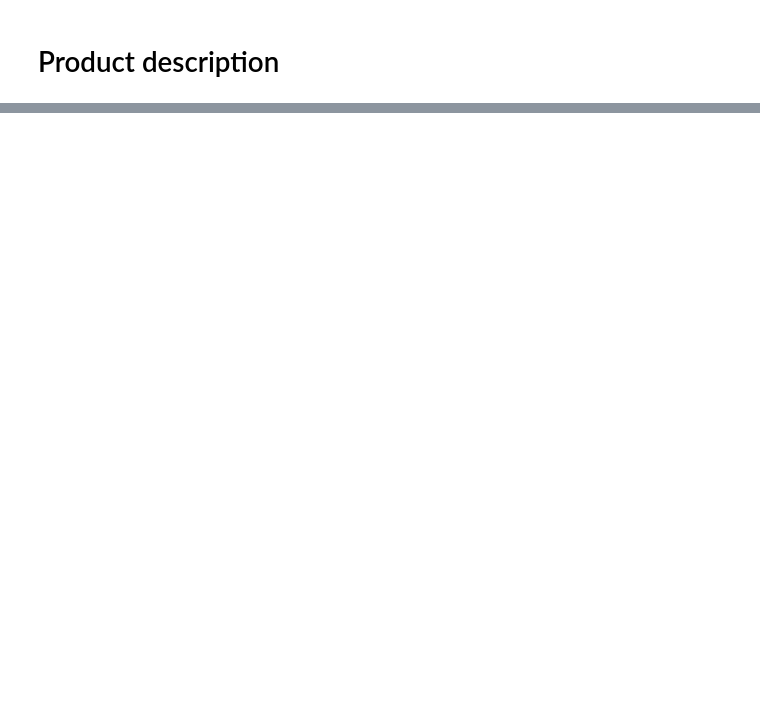
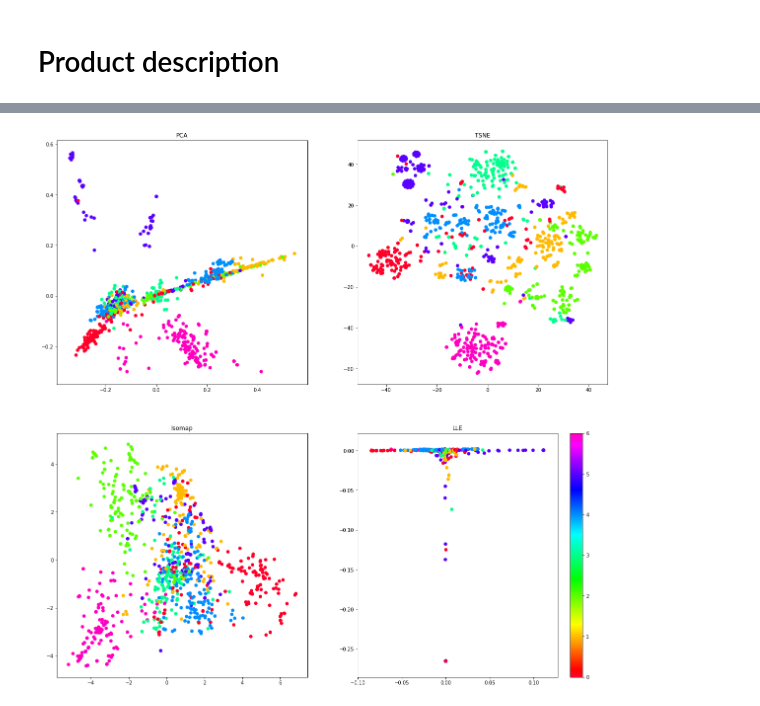
Before and after one commit to AHollierDS/ParcoursDS_Projet6, a Jupyter notebook: P6_01-text_processing.ipynb, the cells around one changed output, grey strips where cells are left out. Saved outputs shown, nothing was run; the diff lists cells and outputs as text; code cells hidden in the pictures; blank space fills up the shorter version.

```diff
--- a/P6_01-text_processing.ipynb
+++ b/P6_01-text_processing.ipynb
@@ -201,0 +246,27 @@ df_shrink = pd.DataFrame(pca.fit_transform(df_))
+# %%
+# Plotting with 1 color per main category
+le_cat = LabelEncoder()
+categs_ = le_cat.fit_transform(data_clean['category'])
+
+plt.figure(figsize = (20,20))
+
+plt.subplot(221)
+plt.scatter(X_tf_pca[:,0], X_tf_pca[:,1], c = categs_, cmap = 'gist_rainbow')
+plt.title('PCA')
+
+plt.subplot(222)
+plt.scatter(X_tf_tsne[:,0], X_tf_tsne[:,1], c = categs_, cmap = 'gist_rainbow')
+plt.title('TSNE')
+
+plt.subplot(223)
+plt.scatter(X_tf_iso[:,0], X_tf_iso[:,1], c = categs_, cmap = 'gist_rainbow')
+plt.title('Isomap')
+
+plt.subplot(224)
+plt.scatter(X_tf_lle[:,0], X_tf_lle[:,1], c = categs_, cmap = 'gist_rainbow')
+plt.title('LLE')
+plt.colorbar()
+
+plt.show()
+# %% [output]
+[figure, added]
```
Also changed, not shown: parts of 26 cells of this notebook.
